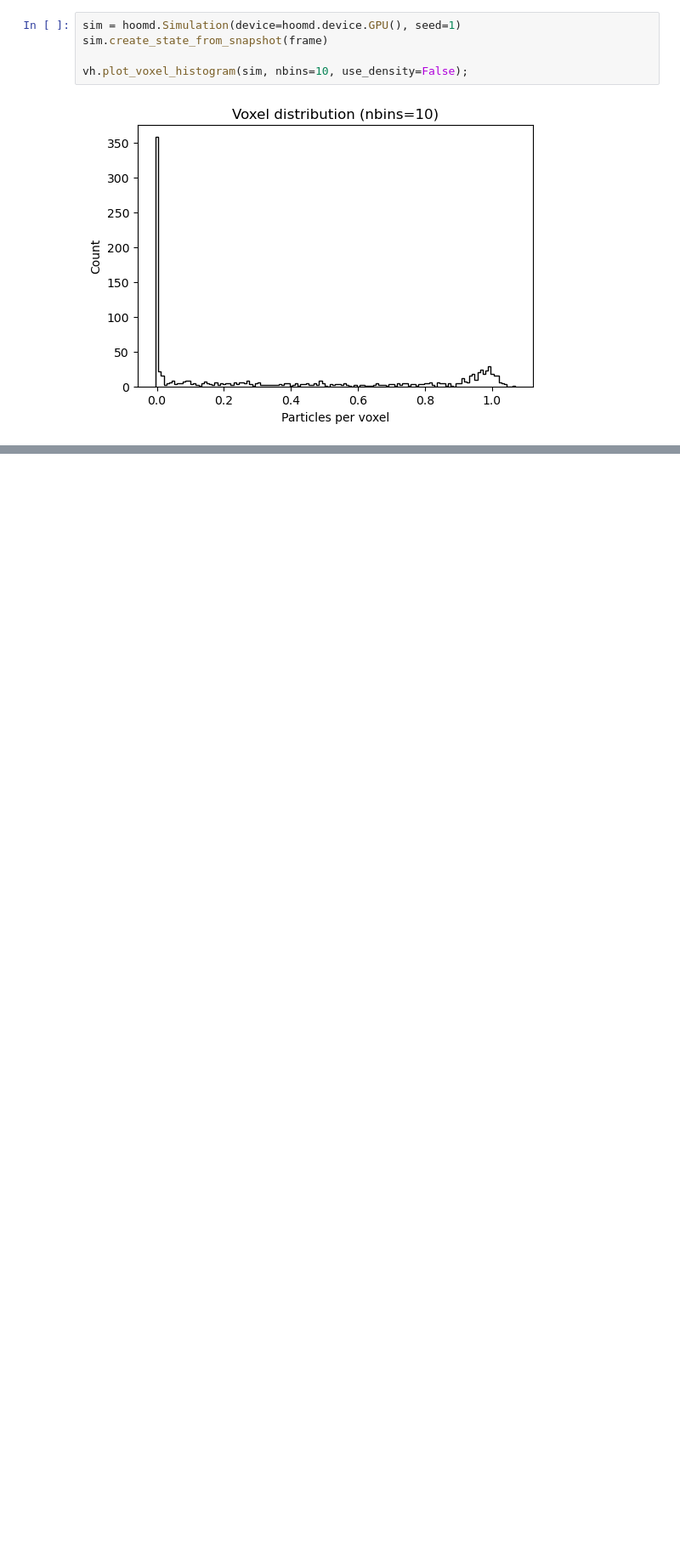
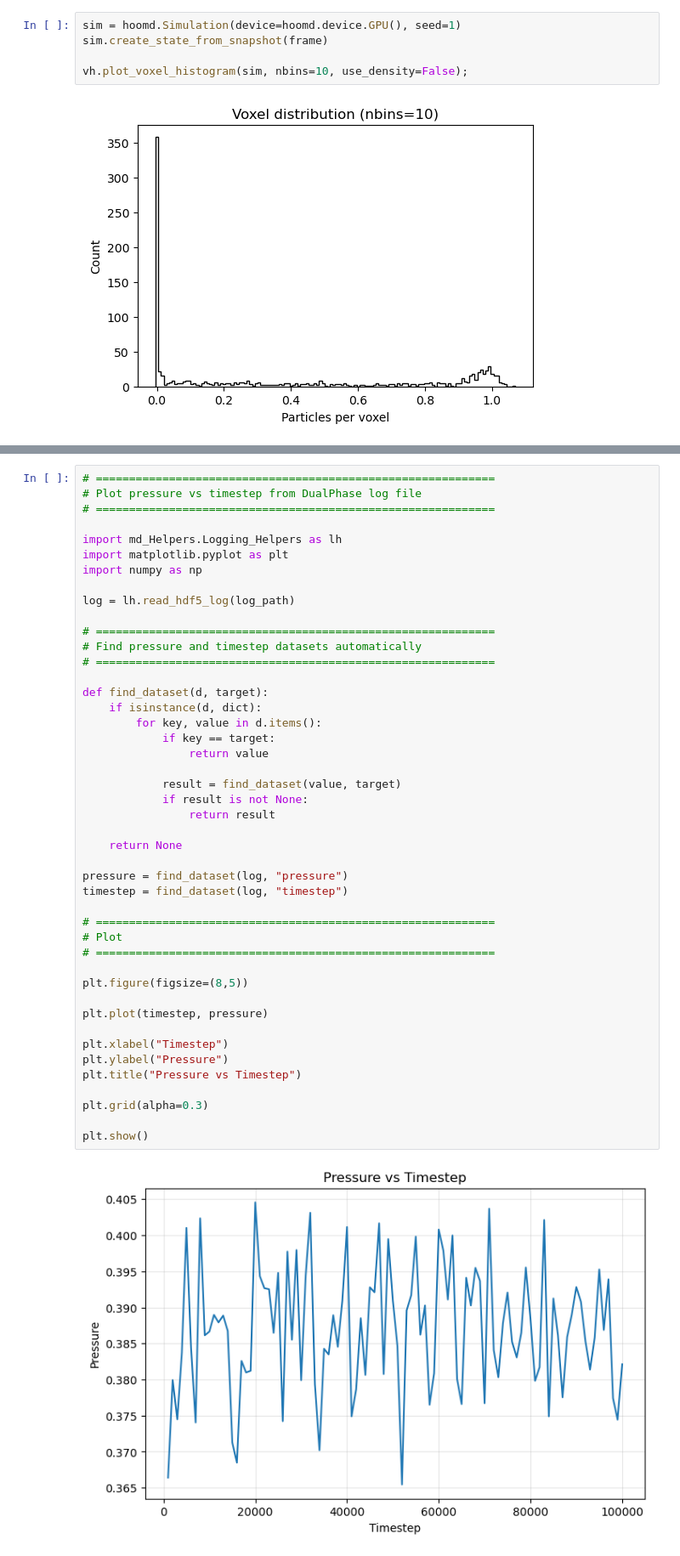
Before and after one commit to SBC-Collaboration/MDsims, a Jupyter notebook: Sandbox2.ipynb, the cells around one changed output, grey strips where cells are left out. Shown at 85% size. Saved outputs shown, nothing was run; the diff lists cells and outputs as text; blank space fills up the shorter version.

```diff
--- a/Sandbox2.ipynb
+++ b/Sandbox2.ipynb
@@ -117,3 +115,50 @@ log['metadata']
   'sigma_LJ': 1.0,
   'target_rho': 0.389344,
   'volume': 125000.0}}
+# %%
+# ============================================================
+# Plot pressure vs timestep from DualPhase log file
+# ============================================================
+
+import md_Helpers.Logging_Helpers as lh
+import matplotlib.pyplot as plt
+import numpy as np
+
+log = lh.read_hdf5_log(log_path)
+
+# ============================================================
+# Find pressure and timestep datasets automatically
+# ============================================================
+
+def find_dataset(d, target):
+    if isinstance(d, dict):
+        for key, value in d.items():
+            if key == target:
+                return value
+
+            result = find_dataset(value, target)
+            if result is not None:
+                return result
+
+    return None
+
+pressure = find_dataset(log, "pressure")
+timestep = find_dataset(log, "timestep")
+
+# ============================================================
+# Plot
+# ============================================================
+
+plt.figure(figsize=(8,5))
+
+plt.plot(timestep, pressure)
+
+plt.xlabel("Timestep")
+plt.ylabel("Pressure")
+plt.title("Pressure vs Timestep")
+
+plt.grid(alpha=0.3)
+
+plt.show()
+# %% [output]
+[figure, added]
```
Also changed, not shown: parts of 6 cells of this notebook.
